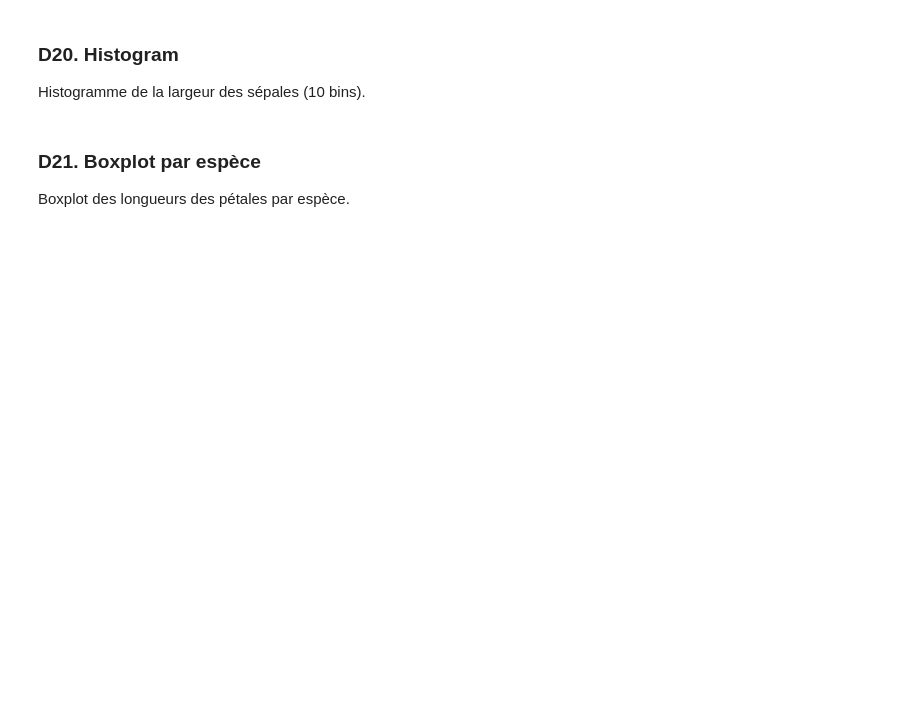
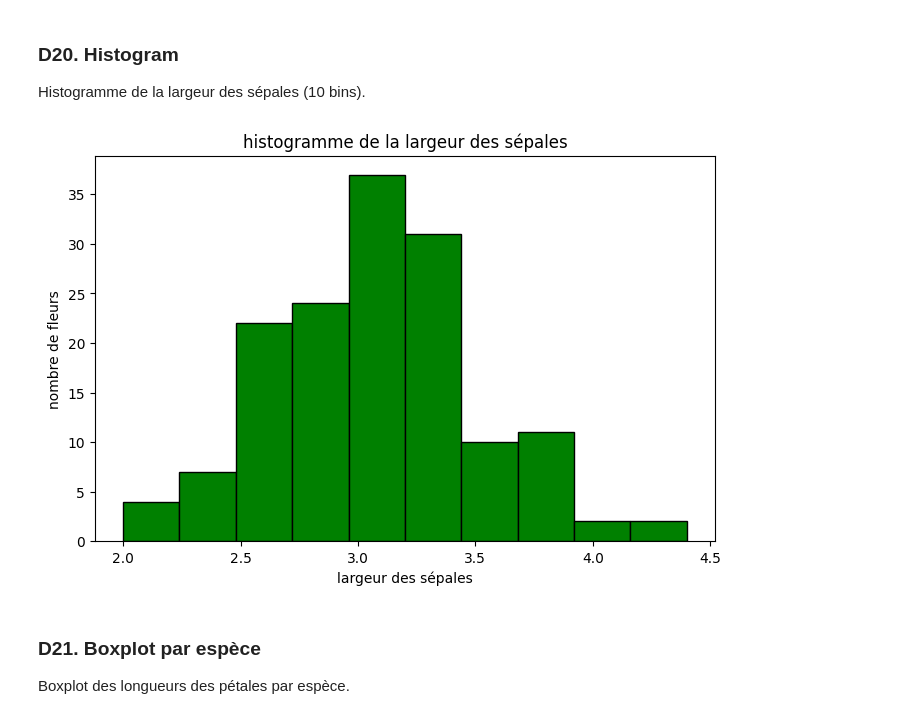
Before and after one commit to USMS-FPK-IA-GI-2025/controle-01-numpy-and-matplotlib-iris-salmaelfadili2010, a Jupyter notebook: notebooks/controle_numpy_matplotlib.ipynb, the cells around one changed output. Cells and saved outputs as stored; diff of their text form; code cells hidden in the pictures; blank space fills up the shorter version.

```diff
--- a/notebooks/controle_numpy_matplotlib.ipynb
+++ b/notebooks/controle_numpy_matplotlib.ipynb
@@ -145,3 +279,14 @@ Histogramme de la largeur des sépales (10 bins).
+# %%
+# Votre code ici
+sepal_width=features[:,1]
+plt.figure(figsize=(8,5))
+plt.hist(sepal_width,bins=10,color='green',edgecolor='black')
+plt.title('histogramme de la largeur des sépales')
+plt.xlabel("largeur des sépales")
+plt.ylabel("nombre de fleurs")
+plt.show()
+# %% [output]
+[figure, added]
 # %% [markdown]
 ### D21. Boxplot par espèce
 Boxplot des longueurs des pétales par espèce.
```
Also changed, not shown: parts of 49 cells of this notebook.
